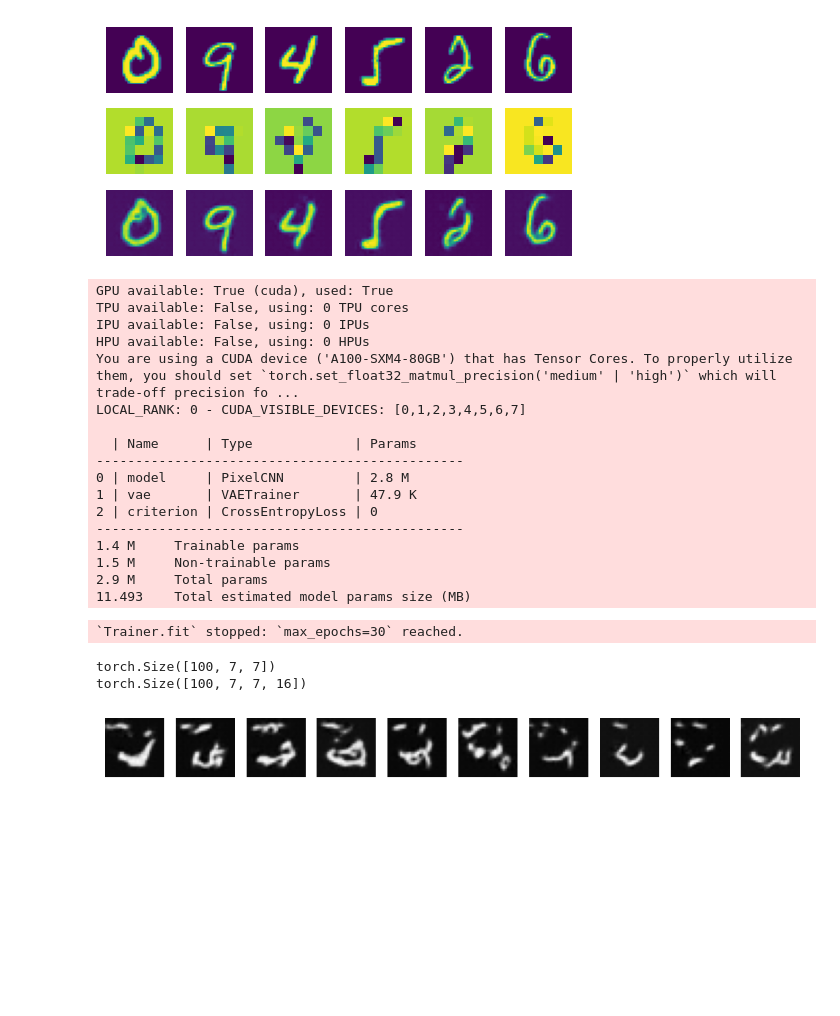
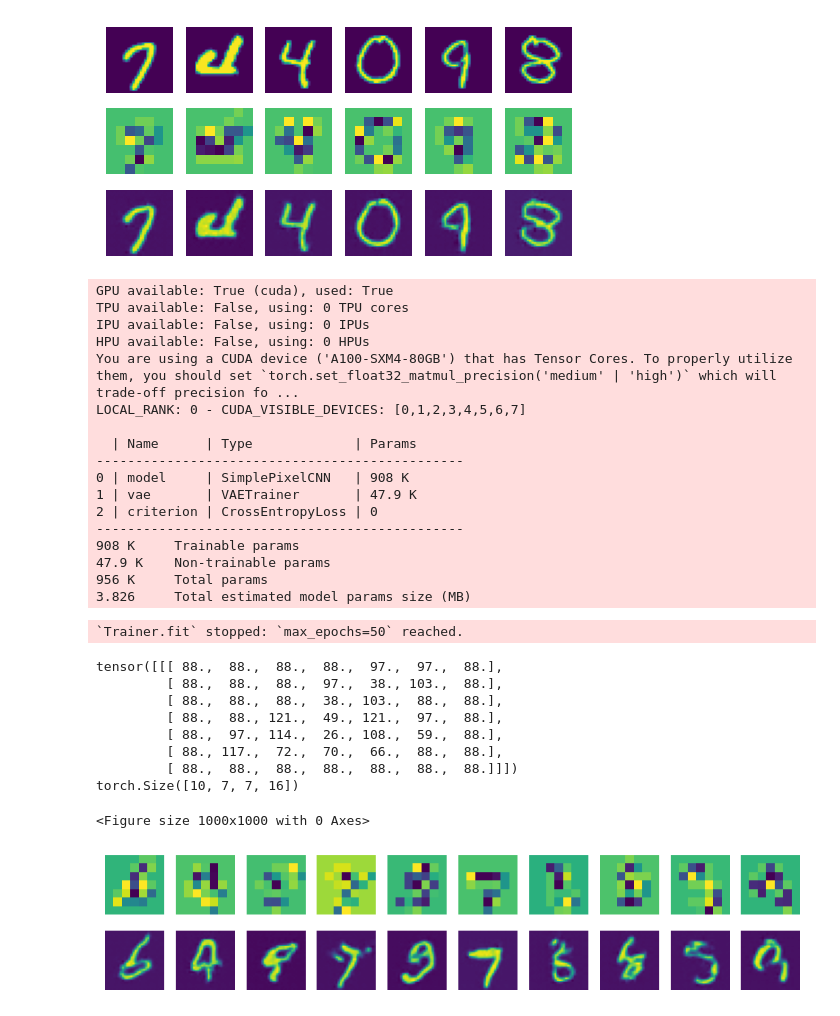
Before and after one commit to EdvardsZ/MastersThesis, a Jupyter notebook: src/vq_vae.ipynb, the cells around one changed output. Cells and saved outputs as stored; diff of their text form; code cells hidden in the pictures; blank space fills up the shorter version.

Commit message:
PIxelCnn got working

```diff
--- a/src/vq_vae.ipynb
+++ b/src/vq_vae.ipynb
@@ -14,18 +14,5 @@ config = load_config("vq_vae")
 model_name = get_model_name(config)
 
 sample = next(iter(train_loader))[0]
-
-print(sample.min(), sample.max())
-
-from models import VQVAE
-
-model = VQVAE(128, 16)
-
-randn = torch.randn((32, 1, 28, 28))
-print("Input shape:", randn.shape)
-
-output = model(randn)
-
-print("Output shape:", randn.shape)
 # %% [output]
 tensor(-0.5000) tensor(0.5000)
@@ -89,9 +76,9 @@ model = VAETrainer.load_model_checkpoint(model_name)
 from plotting import plot_samples_with_reconstruction_and_indices
 plot_samples_with_reconstruction_and_indices(model, next(iter(test_loader)))
 # %% [output]
-[figure, old version]
+[figure, new version]
 # %%
-from models.autoregresive import PixelCNN
+from models.autoregresive import PixelCNN, SimplePixelCNN
 from torch import nn
 import torch.nn.functional as F
 from torch.autograd import Variable
@@ -106,7 +93,7 @@ class PixelCNNTrainer(BaseModule):
         vae.freeze()
         vae.eval()
 
-        model = PixelCNN(output_channels= vae.model.num_embeddings)
+        model = SimplePixelCNN()
         super(PixelCNNTrainer, self).__init__(model)
         self.vae = vae
         self.criterion = nn.CrossEntropyLoss()
@@ -125,7 +112,7 @@ class PixelCNNTrainer(BaseModule):
         logits = self(embedding_indices.float())
 
         loss = self.criterion(logits, target)
-        self.log(f"{mode}_loss", loss)
+        self.log(f"{mode}_loss", loss, prog_bar=True)
         return loss
 
     def load_model_checkpoint(model_name, vae_name):
@@ -149,50 +136,63 @@ LOCAL_RANK: 0 - CUDA_VISIBLE_DEVICES: [0,1,2,3,4,5,6,7]
 
   | Name      | Type             | Params
 -----------------------------------------------
-0 | model     | PixelCNN         | 2.8 M
+0 | model     | SimplePixelCNN   | 908 K
 1 | vae       | VAETrainer       | 47.9 K
 2 | criterion | CrossEntropyLoss | 0
 -----------------------------------------------
-1.4 M     Trainable params
-1.5 M     Non-trainable params
-2.9 M     Total params
-11.493    Total estimated model params size (MB)
+908 K     Trainable params
+47.9 K    Non-trainable params
+956 K     Total params
+3.826     Total estimated model params size (MB)
-`Trainer.fit` stopped: `max_epochs=30` reached.
+`Trainer.fit` stopped: `max_epochs=50` reached.
 # %%
 model = PixelCNNTrainer.load_model_checkpoint(pixel_cnn_model_name, vae_name = model_name)
 
 def generate_and_plot(model, count):
     vae = model.vae
     sample = torch.Tensor(count, 1, 7, 7)
     sample.fill_(0)
     #Generating images pixel by pixel
     for i in range(7):
         for j in range(7):
             out = model(sample)
             probs = F.softmax(out[:,:,i,j], dim=-1).data
-            sample[:,:,i,j] = torch.multinomial(probs, 1).long()
+            sample[:,:,i,j] = torch.multinomial(probs, 1).float()
     # plot the images
+    print(sample[0])
     plt.figure(figsize=(10, 10))
     #test = sample.view(-1)
     test = sample.long()
 
     # from {B, 1, 7, 7}
+    #
     # {B 7, 7}
     test = test.squeeze(1)
 
+    x_hat = vae.model.reconstruct_from_indices(test, count)
 
-    print(test.shape)
+    #FIGURE SIZE
+    plt.figure(figsize=(10, 2))
+    for i in range(count):
+        # show both codes and reconstructions
+        plt.subplot(2, count, i + 1)
+        plt.imshow(test[i].cpu().numpy())
+        plt.axis('off')
 
-    x_hat = vae.model.reconstruct_from_indices(test, 100)
+        plt.subplot(2, count, i + 1 + count)
+        plt.imshow(x_hat[i][0].cpu().numpy())
+        plt.axis('off')
 
 
-    for i in range(10):
-        plt.subplot(1, 10, i+1)
-        plt.imshow(x_hat[i,0,:,:].detach().numpy(), cmap='gray')
-        plt.axis('off')
-
-generate_and_plot(model, count=100)
+generate_and_plot(model, count=10)
 # %% [output]
-torch.Size([100, 7, 7])
-torch.Size([100, 7, 7, 16])
+tensor([[[ 88.,  88.,  88.,  88.,  97.,  97.,  88.],
+         [ 88.,  88.,  88.,  97.,  38., 103.,  88.],
+         [ 88.,  88.,  88.,  38., 103.,  88.,  88.],
+         [ 88.,  88., 121.,  49., 121.,  97.,  88.],
+         [ 88.,  97., 114.,  26., 108.,  59.,  88.],
+         [ 88., 117.,  72.,  70.,  66.,  88.,  88.],
+         [ 88.,  88.,  88.,  88.,  88.,  88.,  88.]]])
+torch.Size([10, 7, 7, 16])
+<Figure size 1000x1000 with 0 Axes>
-[figure, old version]
+[figure, new version]
```
Also changed, not shown: parts of 2 cells of this notebook, 5 other files.
